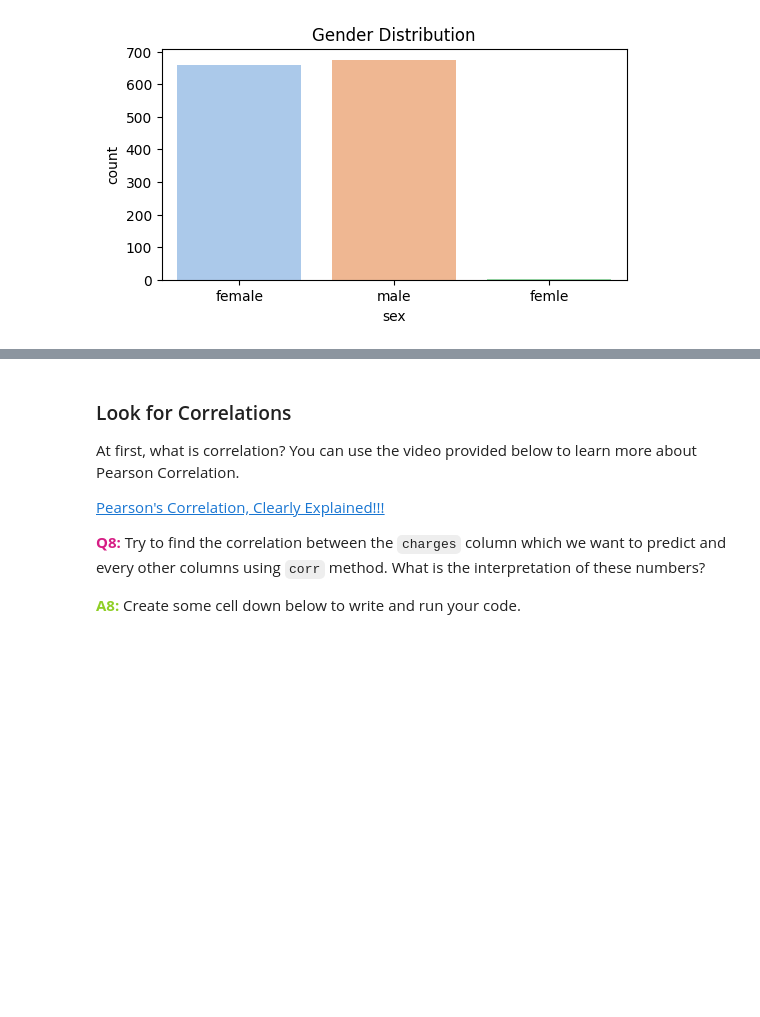
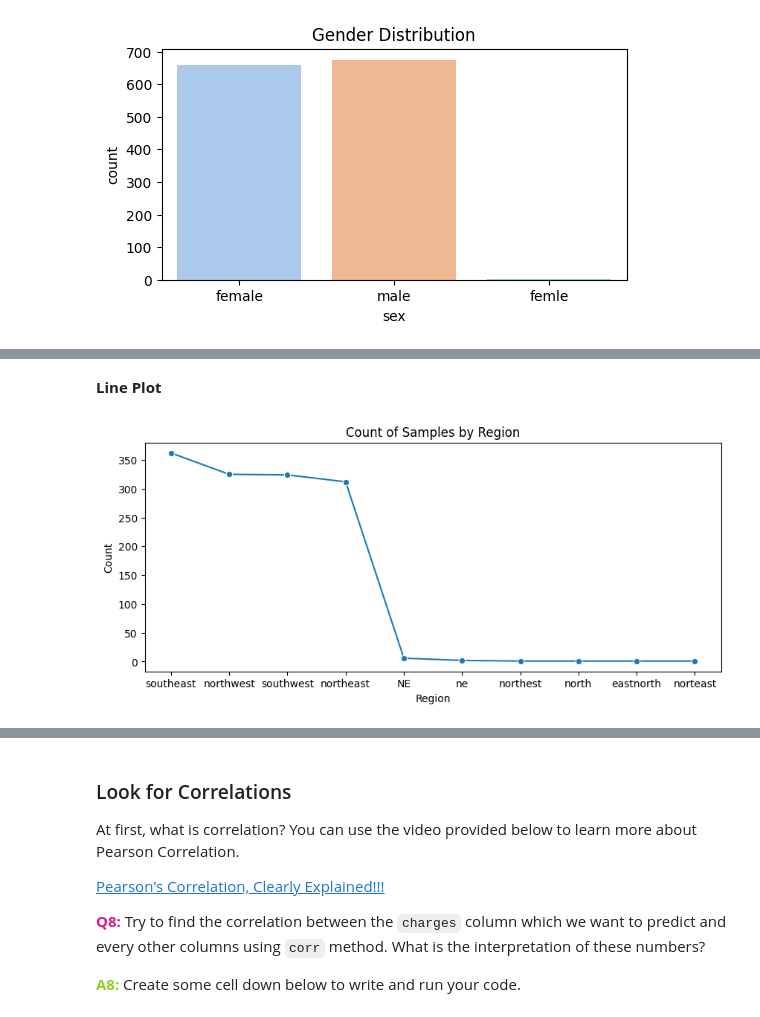
Before and after one commit to peyman886/Machine_Learning, a Jupyter notebook: Bahrak 1402-1/HomeWork/HW01/Machine_Learning_HW01.ipynb, the cells around one changed output, grey strips where cells are left out. Saved outputs shown, nothing was run; the diff lists cells and outputs as text; code cells hidden in the pictures; blank space fills up the shorter version.

```diff
--- a/Bahrak 1402-1/HomeWork/HW01/Machine_Learning_HW01.ipynb
+++ b/Bahrak 1402-1/HomeWork/HW01/Machine_Learning_HW01.ipynb
@@ -285,0 +310,11 @@ plt.show()
+# %% [markdown]
+**Line Plot**
+# %%
+plt.figure(figsize=(10, 4))
+sns.lineplot(x=insurance_data['region'].value_counts().index, y=insurance_data['region'].value_counts().values, marker='o')
+plt.xlabel('Region')
+plt.ylabel('Count')
+plt.title('Count of Samples by Region')
+plt.show()
+# %% [output]
+[figure, added]
```
Also changed, not shown: parts of 18 cells of this notebook.
